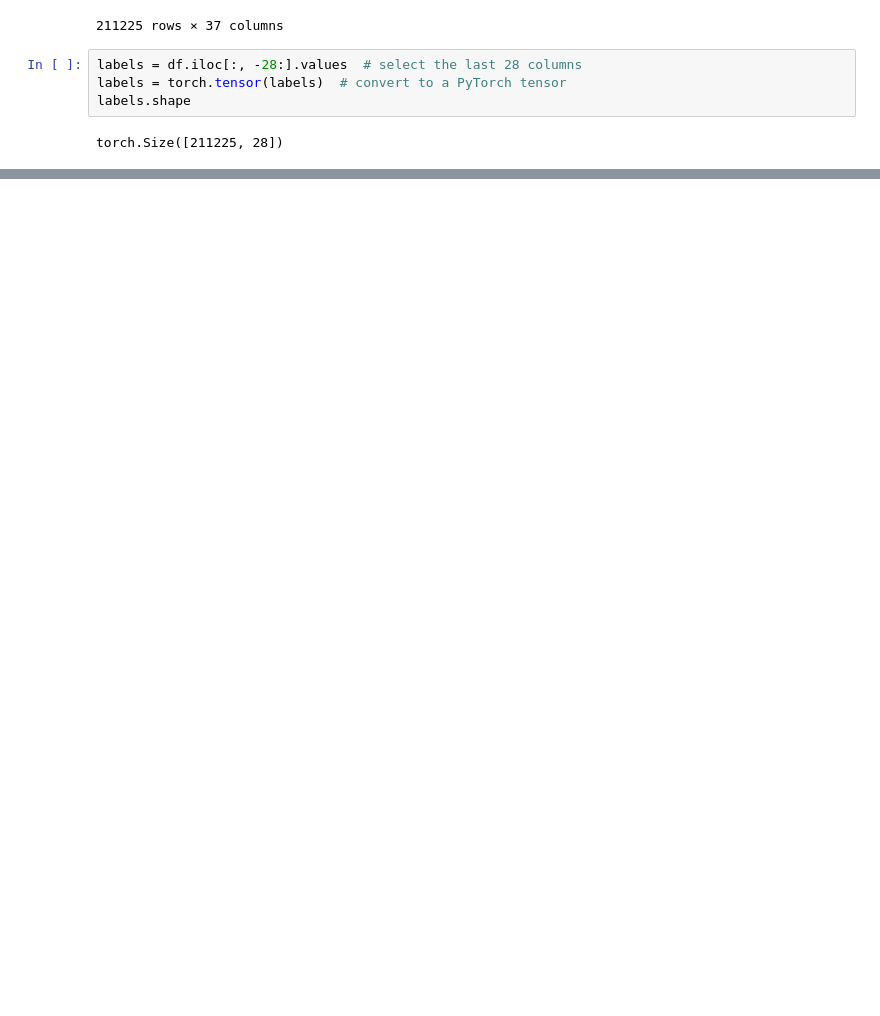
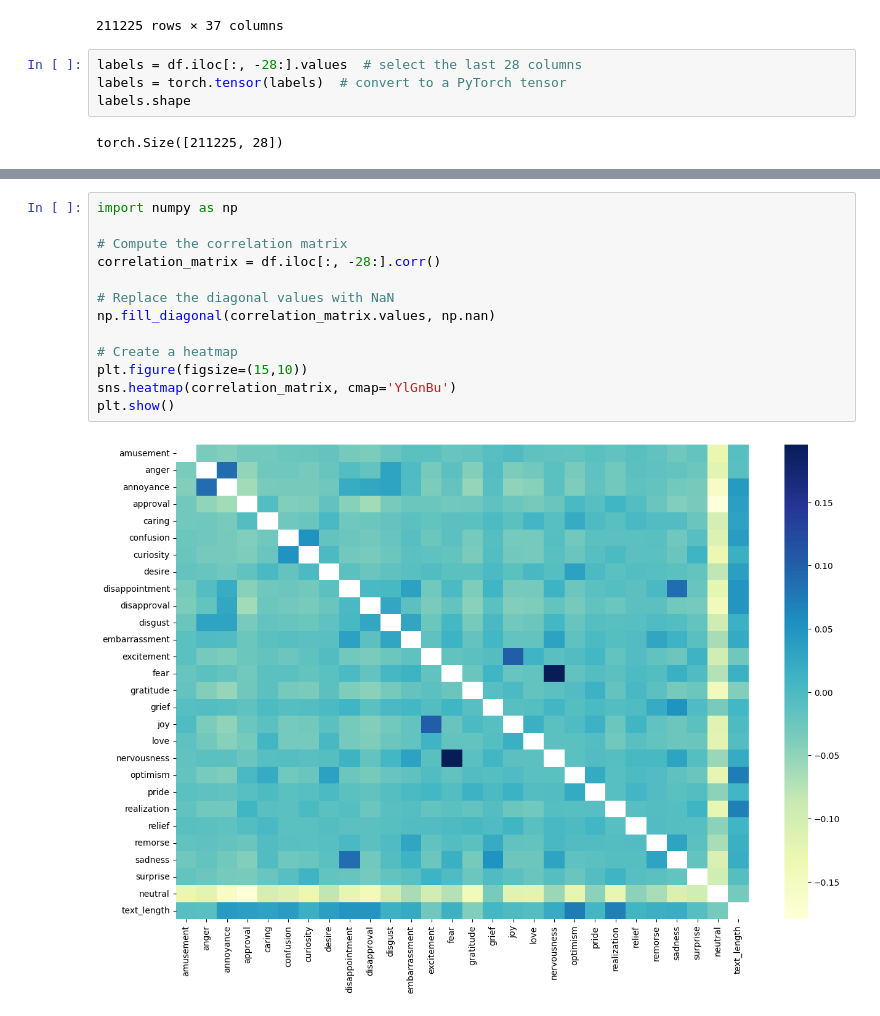
Before and after one commit to chasekenyon/GoEmotion, a Jupyter notebook: GoEmotion Analysis.ipynb, the cells around one changed output, grey strips where cells are left out. Saved outputs shown, nothing was run; the diff lists cells and outputs as text; blank space fills up the shorter version.

```diff
--- a/GoEmotion Analysis.ipynb
+++ b/GoEmotion Analysis.ipynb
@@ -79,0 +92,15 @@ tensor([[    0,   627,  6463,  ...,     1,     1,     1],
+# %%
+import numpy as np
+
+# Compute the correlation matrix
+correlation_matrix = df.iloc[:, -28:].corr()
+
+# Replace the diagonal values with NaN
+np.fill_diagonal(correlation_matrix.values, np.nan)
+
+# Create a heatmap
+plt.figure(figsize=(15,10))
+sns.heatmap(correlation_matrix, cmap='YlGnBu')
+plt.show()
+# %% [output]
+[figure, added]
```
Also changed, not shown: parts of 35 cells of this notebook.
